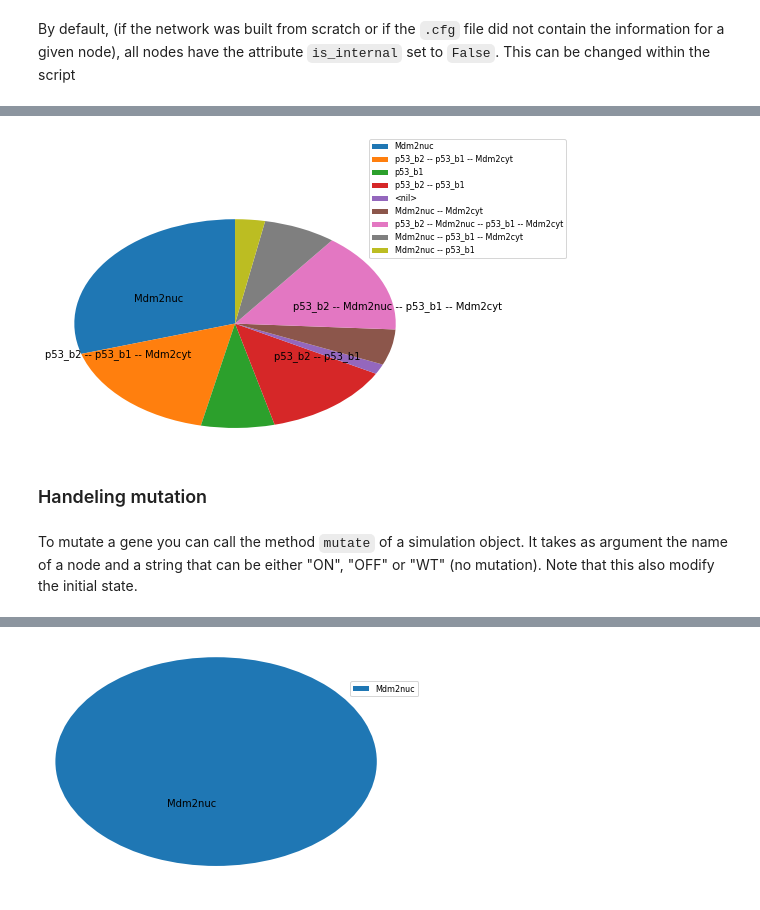
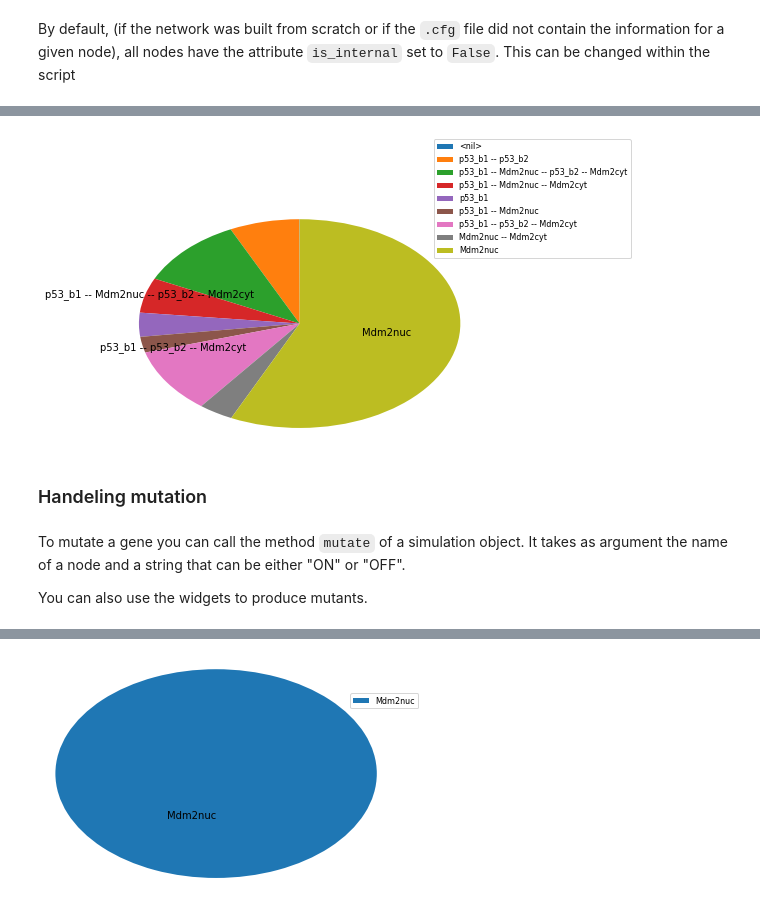
Before and after one commit to thenlevy/pyMaBoSS, a Jupyter notebook: notebook/Tutorial.ipynb, the cells around one changed output, grey strips where cells are left out. Saved outputs shown, nothing was run; the diff lists cells and outputs as text; code cells hidden in the pictures.

```diff
--- a/notebook/Tutorial.ipynb
+++ b/notebook/Tutorial.ipynb
@@ -16,3 +18,7 @@ imported_sim = build_network('test/example')
+# %%
+m = ginsim.open("/model/tuto.zginml")
+ginsim.service("maboss").export(m, "mybndfile.bnd")
+master_simulation = maboss.load_file("mybndfile.bnd")
 # %% [markdown]
 Note that you could also have build the `Simluation` object from scratch by describing every node of the network.
 # %%
@@ -37,4 +43,4 @@ byHand_sim = Simulation(testNet)
 # %% [markdown]
 By default, (if the network was built from scratch or if the `.cfg` file did not contain the information for a given node), all nodes have the attribute `is_internal` set to `False`. This can be changed within the script
 # %%
-imported_sim.network['DNAdam'].is_internal = True
+master_simulation.network['DNAdam'].is_internal = True
@@ -41 +59,3 @@ imported_sim.network['DNAdam'].is_internal = True
+# %%
+master_simulation.update_parameters(time_tick=0.1, max_time=4)
 # %% [markdown]
@@ -50,0 +65,2 @@ demo_results.plot_trajectory()
+# %%
+master_results = master_simulation.run()
@@ -51,8 +76,10 @@ demo_results.plot_trajectory()
 # %%
-demo_results.plot_piechart()
+master_results.plot_piechart()
 # %% [output]
-[figure, old version]
+[figure, new version]
 # %% [markdown]
 ### Handeling mutation
 # %% [markdown]
-To mutate a gene you can call the method `mutate` of a simulation object. It takes as argument the name of a node and a string that can be either "ON", "OFF" or "WT" (no mutation). Note that this also modify the initial state.
+To mutate a gene you can call the method `mutate` of a simulation object. It takes as argument the name of a node and a string that can be either "ON" or "OFF".
+
+You can also use the widgets to produce mutants.
```
Also changed, not shown: parts of 18 cells of this notebook, 4 other files.
